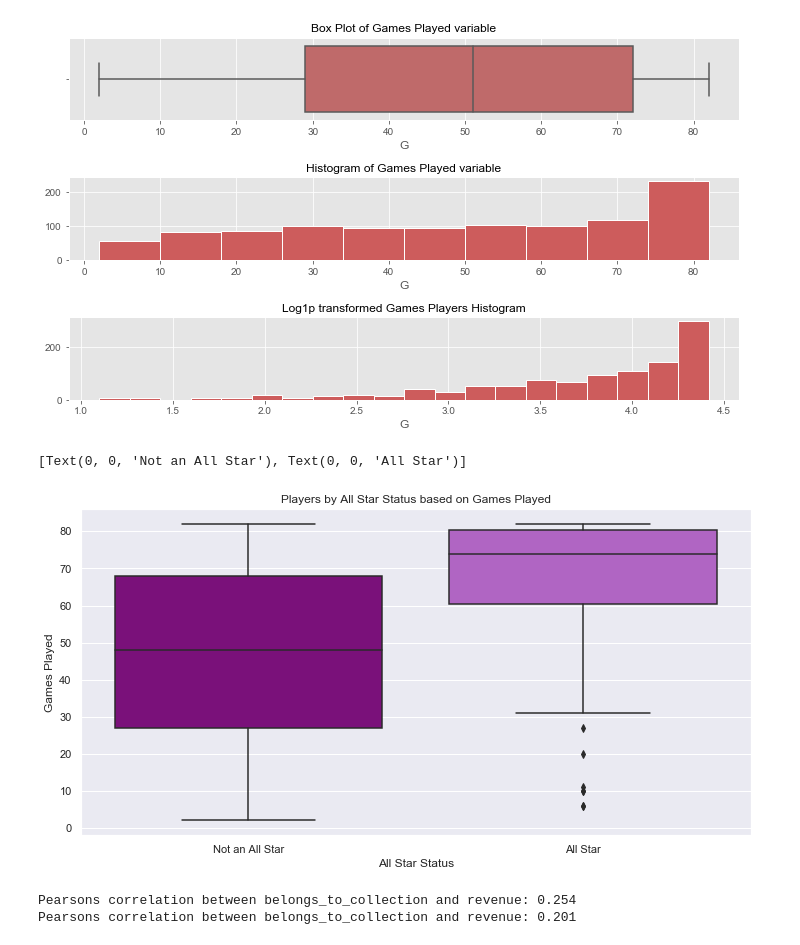
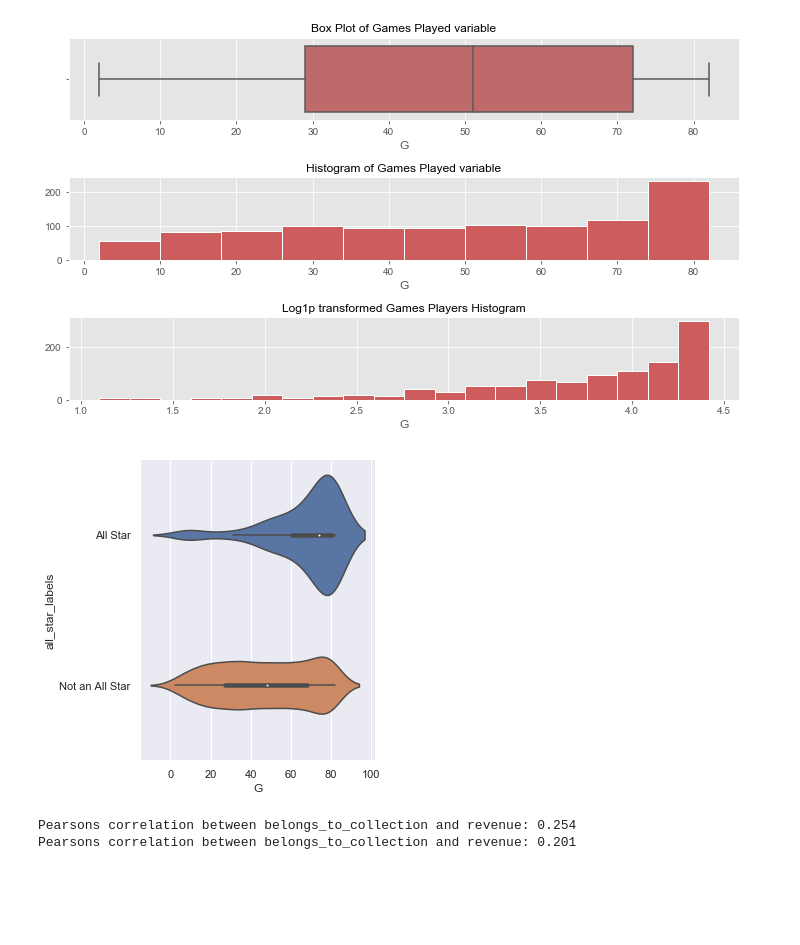
Before and after one commit to coleppert/NBA_AllStar_Prediction_Model, a Jupyter notebook: EDA-FeatureEngineering/Exploratory Data Analysis.ipynb, the cells around one changed output. Saved outputs shown, nothing was run; the diff lists cells and outputs as text; code cells hidden in the pictures; blank space fills up the shorter version.

```diff
--- a/EDA-FeatureEngineering/Exploratory Data Analysis.ipynb
+++ b/EDA-FeatureEngineering/Exploratory Data Analysis.ipynb
@@ -62,3 +67,5 @@ df.describe()
+# %%
+df['all_star_labels'] = df['all_star'].apply(lambda x: 'All Star' if x == 1 else 'Not an All Star')
 # %%
 print(df['all_star'].value_counts())
 # %% [output]
@@ -103,23 +120,12 @@ ax[2].set_title("Log1p transformed Games Players Histogram")
 f.tight_layout()
 # %% [output]
 [figure]
-# %%
-# bivariate analysis of revenue with belongs_to_collection
-
-labels = 'Not an All Star', 'All Star'
-
-pal1 = ['darkmagenta', 'mediumorchid']
-
-fig, ax = plt.subplots(figsize=(12, 6))
-sns.boxplot(x='all_star', y='G', data=df, palette=pal1)
-plt.title('Players by All Star Status based on Games Played')
-plt.ylabel("Games Played")
-plt.xlabel("All Star Status")
-
-ax.set_xticklabels(labels)
-# %% [output]
-[Text(0, 0, 'Not an All Star'), Text(0, 0, 'All Star')]
-[figure, removed]
+# %%
+
+sns.catplot(x="G", y="all_star_labels",
+            kind="violin", data=df);
+# %% [output]
+[figure, added]
 # %%
 #analysis of correlation and create log feature
 corr, _ = pearsonr(df['G'], df['all_star'])
```
Also changed, not shown: parts of 61 cells of this notebook.
